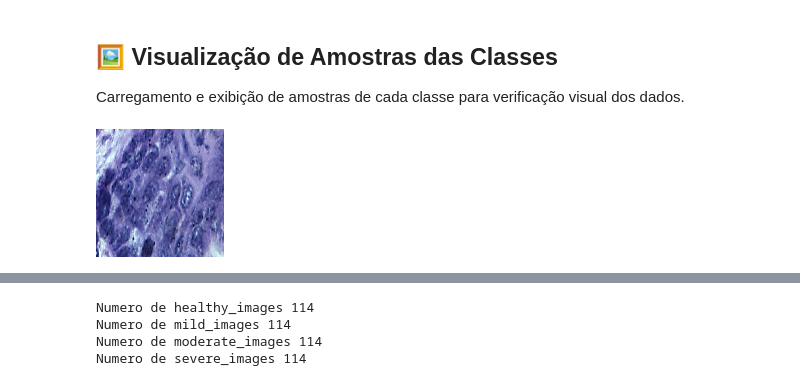
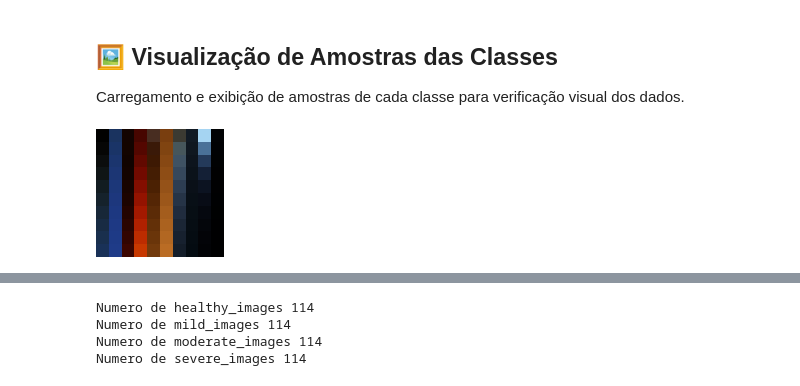
Before and after one commit to dalmo123/JCISBACK, a Jupyter notebook: JCISBACK.ipynb, the cells around one changed output, grey strips where cells are left out. Cells and saved outputs as stored; diff of their text form; code cells hidden in the pictures.

```diff
--- a/JCISBACK.ipynb
+++ b/JCISBACK.ipynb
@@ -331,9 +345,9 @@ severe_images = getListOfFiles('./NewAumentado/severe')
 # %%
 import tensorflow as tf
 
-tf.keras.utils.load_img(healthy_images[9], target_size=(size,size,1), color_mode='rgb')
+tf.keras.utils.load_img(healthy_images[1], target_size=(size,size,1), color_mode='rgb')
 # %% [output]
-[figure, old version]
+[figure, new version]
 # %%
 tf.keras.utils.load_img(mild_images[9], target_size=(size,size,1), color_mode='rgb')
 # %% [output]
```
Also changed, not shown: parts of 34 cells of this notebook.
